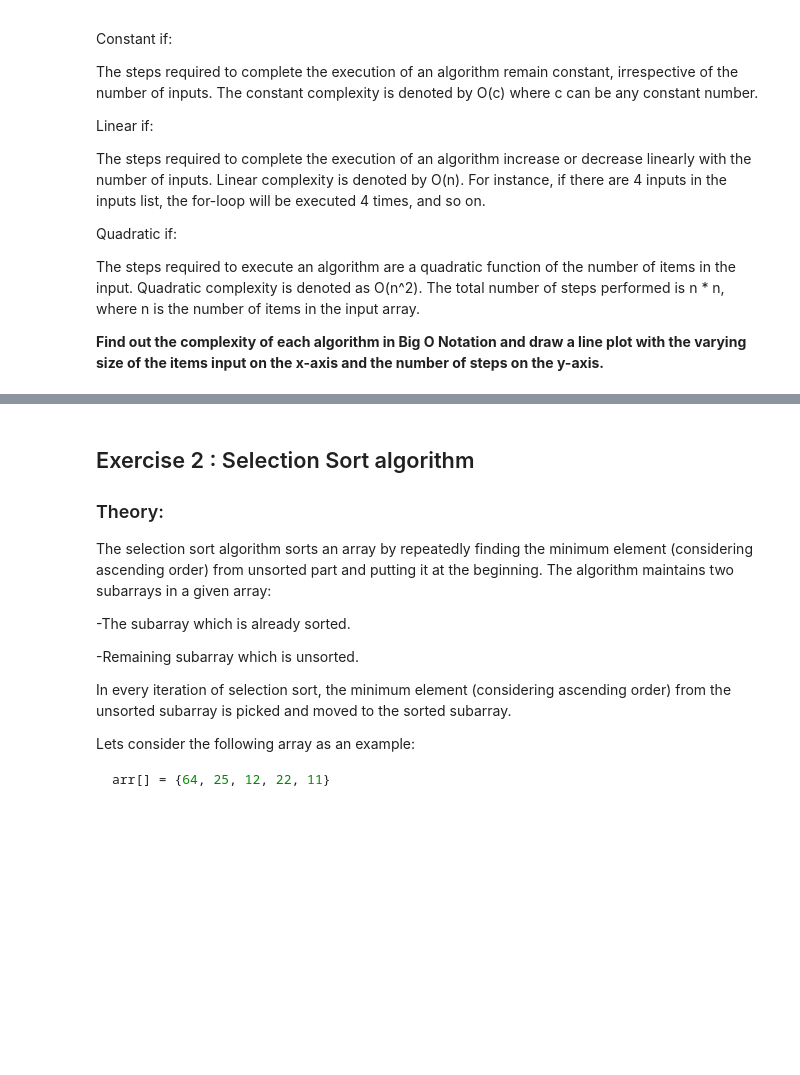
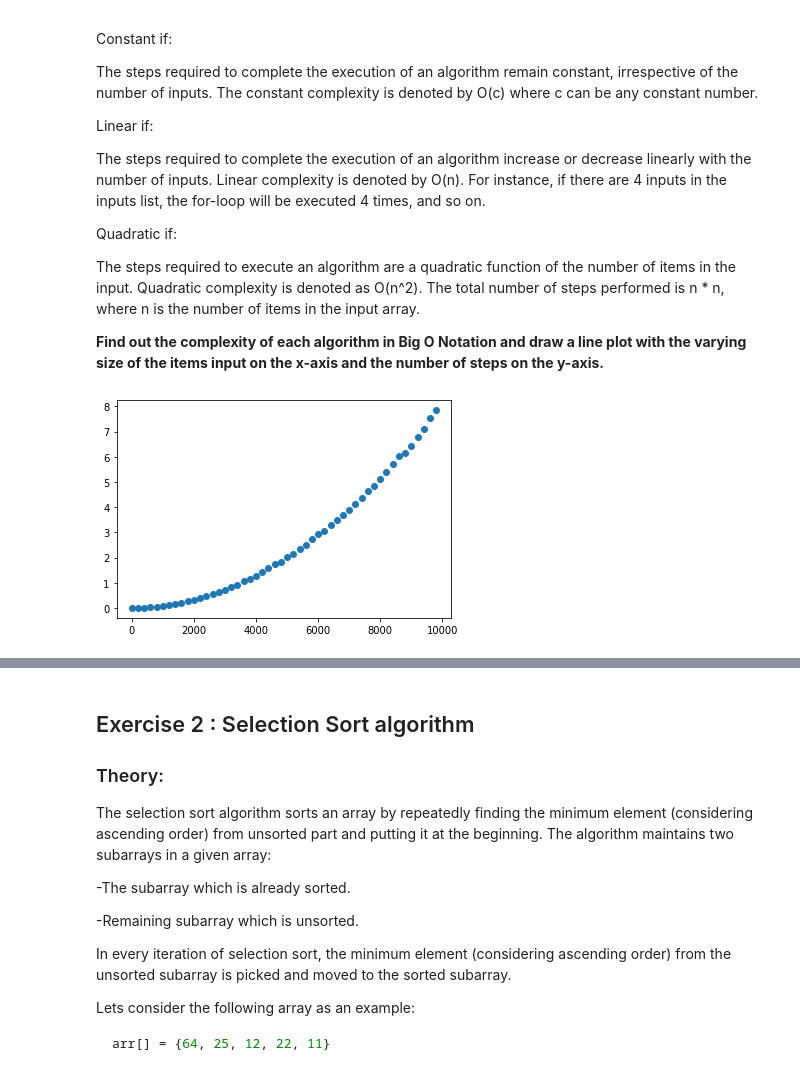
Before and after one commit to sgso-free/algorithm-optimization-project-machine-learning, a Jupyter notebook: notebook/problems.ipynb, the cells around one changed output, grey strips where cells are left out. Saved outputs shown, nothing was run; the diff lists cells and outputs as text; code cells hidden in the pictures; blank space fills up the shorter version.

Commit message:
plot function

```diff
--- a/notebook/problems.ipynb
+++ b/notebook/problems.ipynb
@@ -175,4 +170,25 @@ The steps required to execute an algorithm are a quadratic function of the numbe
 # %%
 # Write the time complexity in Big O notation for the first employee's algorithm.
 # CODE HERE TO MAKE A PLOT FOR THE FIRST EMPLOYEE'S SOLUTION
+
 #first solution have two nest loop, so O(n**2)
+
+import time
+import numpy as np
+import matplotlib.pyplot as plt
+
+ttake=[]
+sizeMatrix=range(4,10000,200)
+#save in array the execution time
+for n in sizeMatrix:
+    matrix = np.array(range(0,n*n)).reshape(n,n)
+
+    start = time.time()
+    DiagonalSums_emp1(matrix,n)
+    ttake.append(time.time()-start)
+
+#plot the times to see th O
+plt.scatter(sizeMatrix, ttake)
+plt.show()
+# %% [output]
+[figure, added]
```
Also changed, not shown: parts of 7 cells of this notebook.
